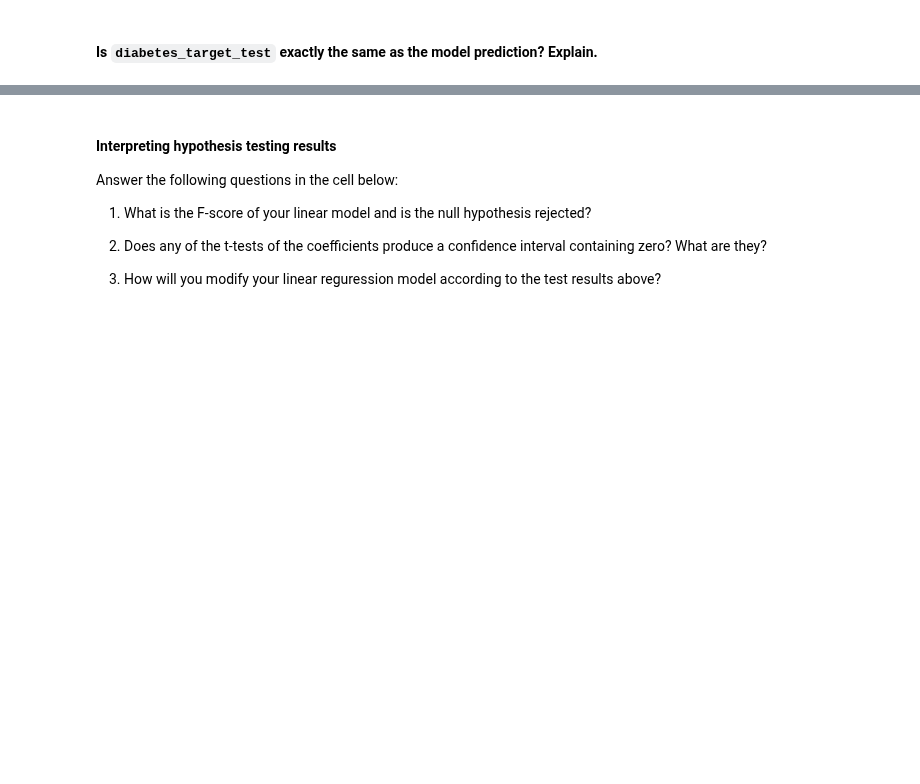
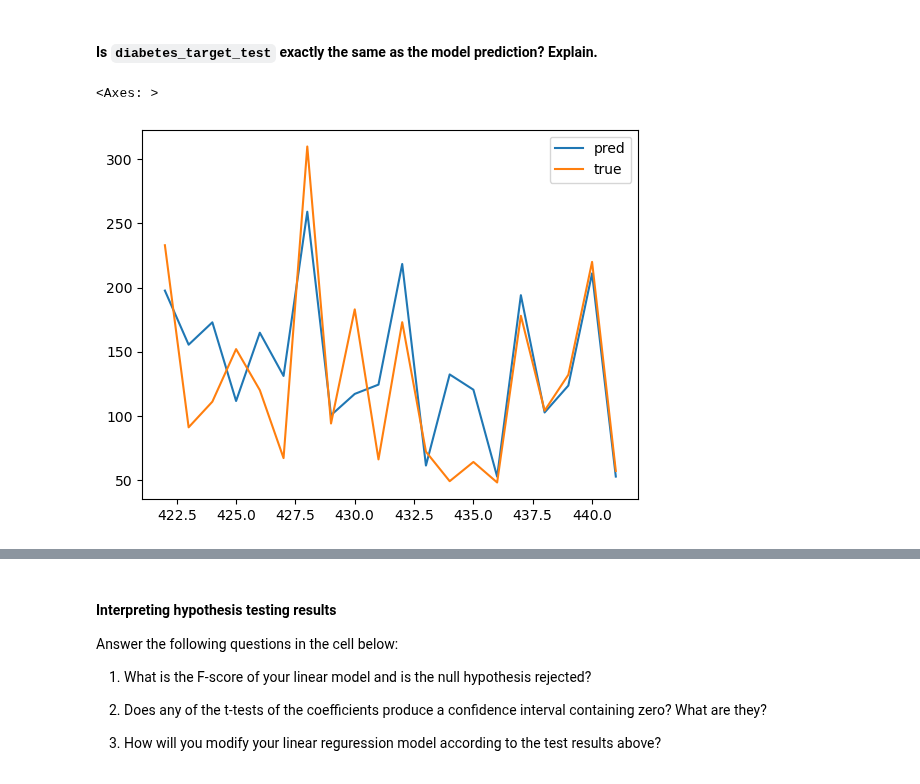
Before and after one commit to ta-data-lis/lab-supervised-learning-sklearn, a Jupyter notebook: your-code/main.ipynb, the cells around one changed output, grey strips where cells are left out. Saved outputs shown, nothing was run; the diff lists cells and outputs as text; code cells hidden in the pictures; blank space fills up the shorter version.

```diff
--- a/your-code/main.ipynb
+++ b/your-code/main.ipynb
@@ -72,3 +101,5 @@ Also take a look at the `sklearn.linear_model.LinearRegression` [documentation](
+# %%
+lin_reg = LinearRegression()
 # %% [markdown]
 #### Next, let's split the training and test data.
 
@@ -78,2 +107,10 @@ Define `diabetes_data_train`, `diabetes_target_train`, `diabetes_data_test`, and
+# %%
+X=pd.DataFrame(diabetes["data"],columns=diabetes["feature_names"])
+y=pd.Series(diabetes["target"])
+
+X_train=X[:X.shape[0]-20]
+X_test=X[X.shape[0]-20:]
+y_train=y[:y.shape[0]-20]
+y_test=y[y.shape[0]-20:]
 # %% [markdown]
 Fit the training data and target to `diabetes_model`. Print the *intercept* and *coefficients* of the model.
@@ -81,0 +117,4 @@ Fit the training data and target to `diabetes_model`. Print the *intercept* and
+# %%
+lin_reg.fit(X_train,y_train)
+print(lin_reg.intercept_)
+print(lin_reg.coef_)
@@ -94,0 +141,4 @@ This is the linear regression model fitted to your training dataset.
+# %%
+pred = lin_reg.predict(X_test)
+pred=pd.Series(pred,index=y_test.index)
+pred
@@ -102,0 +187,7 @@ This is the linear regression model fitted to your training dataset.
+# %%
+results=pd.concat([pred,y_test],axis=1)
+results.columns=["pred","true"]
+results.plot(kind="line")
+# %% [output]
+<Axes: >
+[figure, added]
```
Also changed, not shown: parts of 71 cells of this notebook.
